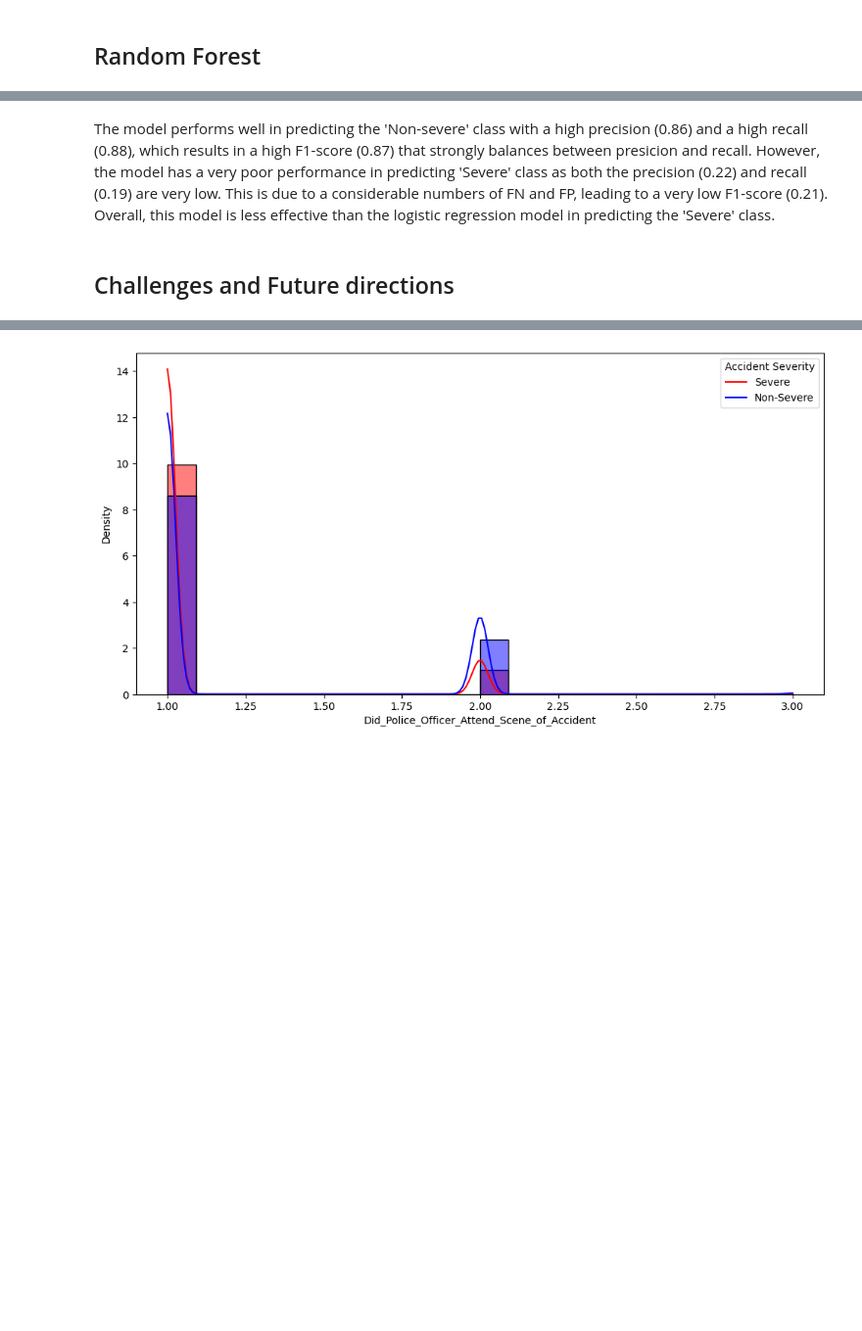
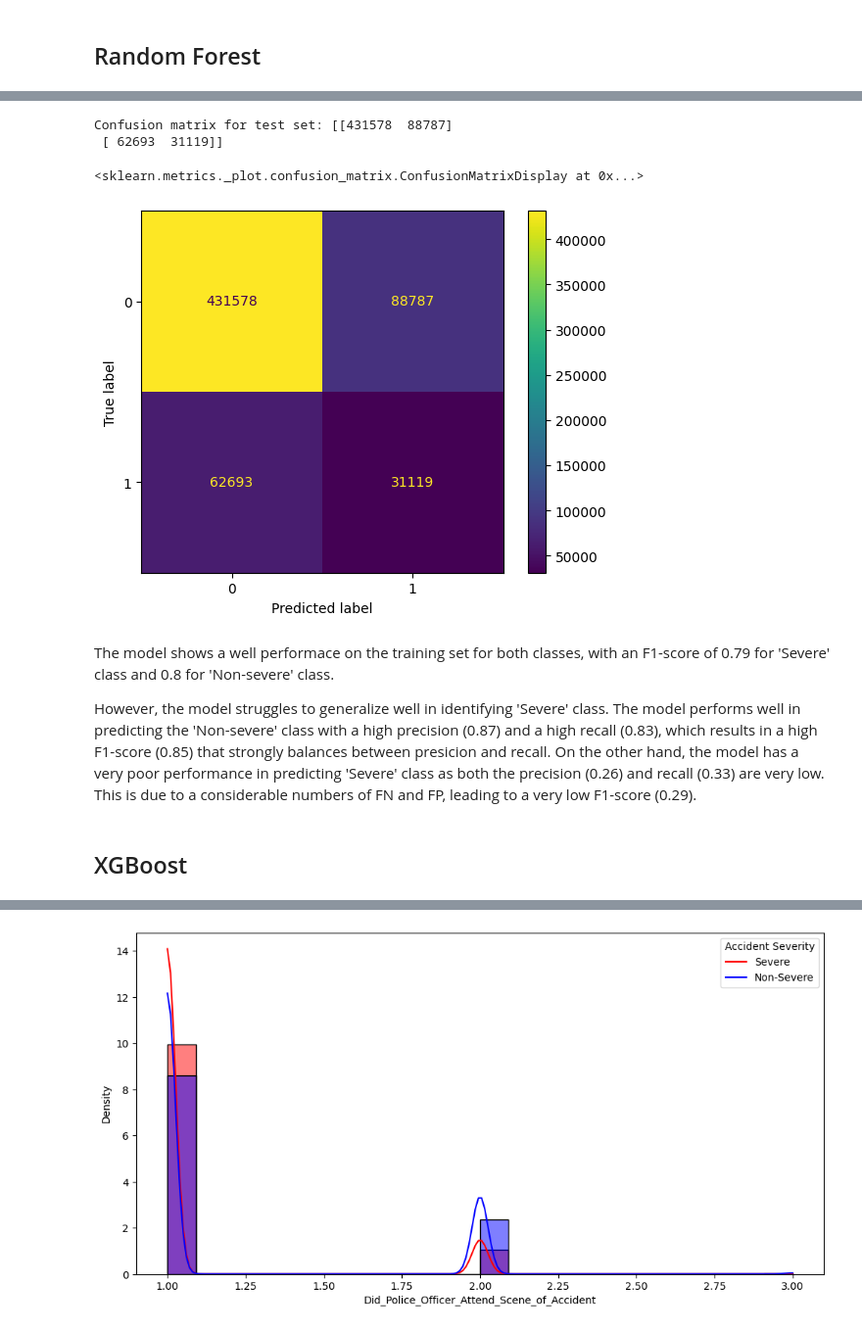
Before and after one commit to AnhPPPP/Portfolio-Projects, a Jupyter notebook: road_accident_severity_project.ipynb, the cells around one changed output, grey strips where cells are left out. Shown at 98% size. Cells and saved outputs as stored; diff of their text form; code cells hidden in the pictures; blank space fills up the shorter version.

```diff
--- a/road_accident_severity_project.ipynb
+++ b/road_accident_severity_project.ipynb
@@ -932,4 +973,17 @@ disp.plot()
+# %%
+cm = confusion_matrix(y_test, y_test_pred)
+print(f'Confusion matrix for test set: {cm}')
+disp = ConfusionMatrixDisplay(confusion_matrix = cm)
+disp.plot()
+# %% [output]
+Confusion matrix for test set: [[431578  88787]
+ [ 62693  31119]]
+<sklearn.metrics._plot.confusion_matrix.ConfusionMatrixDisplay at 0x...>
+[figure, added]
 # %% [markdown]
-The model performs well in predicting the 'Non-severe' class with a high precision (0.86) and a high recall (0.88), which results in a high F1-score (0.87) that strongly balances between presicion and recall. However, the model has a very poor performance in predicting 'Severe' class as both the precision (0.22) and recall (0.19) are very low. This is due to a considerable numbers of FN and FP, leading to a very low F1-score (0.21). Overall, this model is less effective than the logistic regression model in predicting the 'Severe' class.
+The model shows a well performace on the training set for both classes, with an F1-score of 0.79 for 'Severe' class and 0.8 for 'Non-severe' class.
+
+However, the model struggles to generalize well in identifying 'Severe' class. The model performs well in predicting the 'Non-severe' class with a
+high precision (0.87) and a high recall (0.83), which results in a high F1-score (0.85) that strongly balances between presicion and recall. On the other hand, the model has a very poor performance in predicting 'Severe' class as both the precision (0.26) and recall (0.33) are very low. This is due to a considerable numbers of FN and FP, leading to a very low F1-score (0.29).
-# %% [markdown]
-## Challenges and Future directions
+# %% [markdown]
+## XGBoost
```
Also changed, not shown: parts of 33 cells of this notebook.
